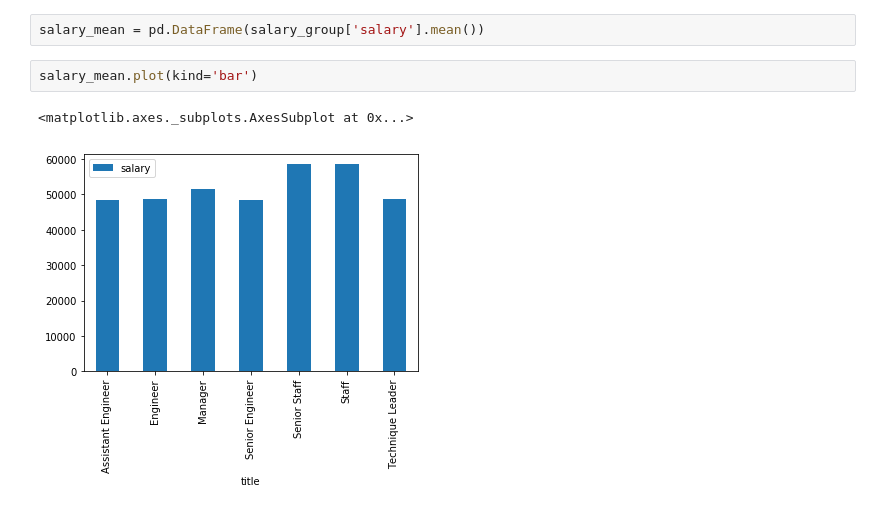
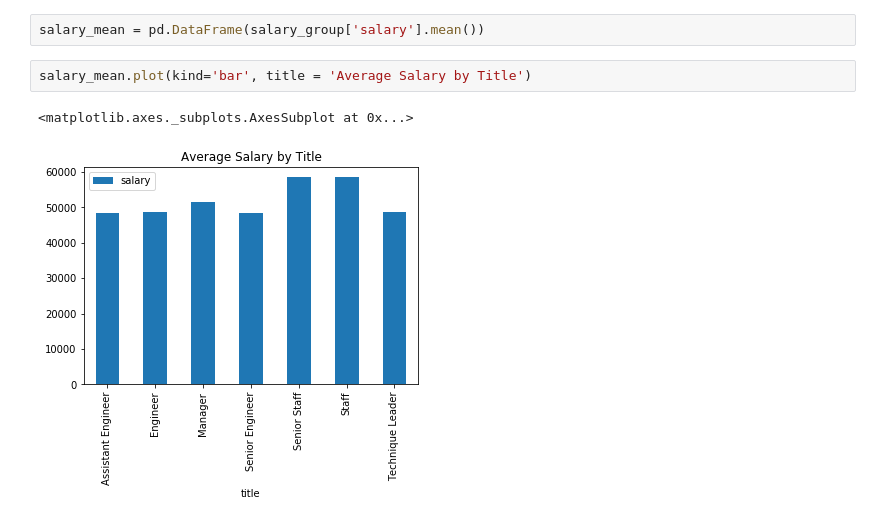
Before and after one commit to jeffreyb92/sql-challenge, a Jupyter notebook: EmployeeSQL/data_check.ipynb, the cells around one changed output. Saved outputs shown, nothing was run; the diff lists cells and outputs as text.

```diff
--- a/EmployeeSQL/data_check.ipynb
+++ b/EmployeeSQL/data_check.ipynb
@@ -115,7 +115,7 @@ Name: salary, dtype: float64
 # %%
 salary_mean = pd.DataFrame(salary_group['salary'].mean())
 # %%
-salary_mean.plot(kind='bar')
+salary_mean.plot(kind='bar', title = 'Average Salary by Title')
 # %% [output]
 <matplotlib.axes._subplots.AxesSubplot at 0x...>
-[figure, old version]
+[figure, new version]
```
Also changed, not shown: parts of 1 cell of this notebook.
